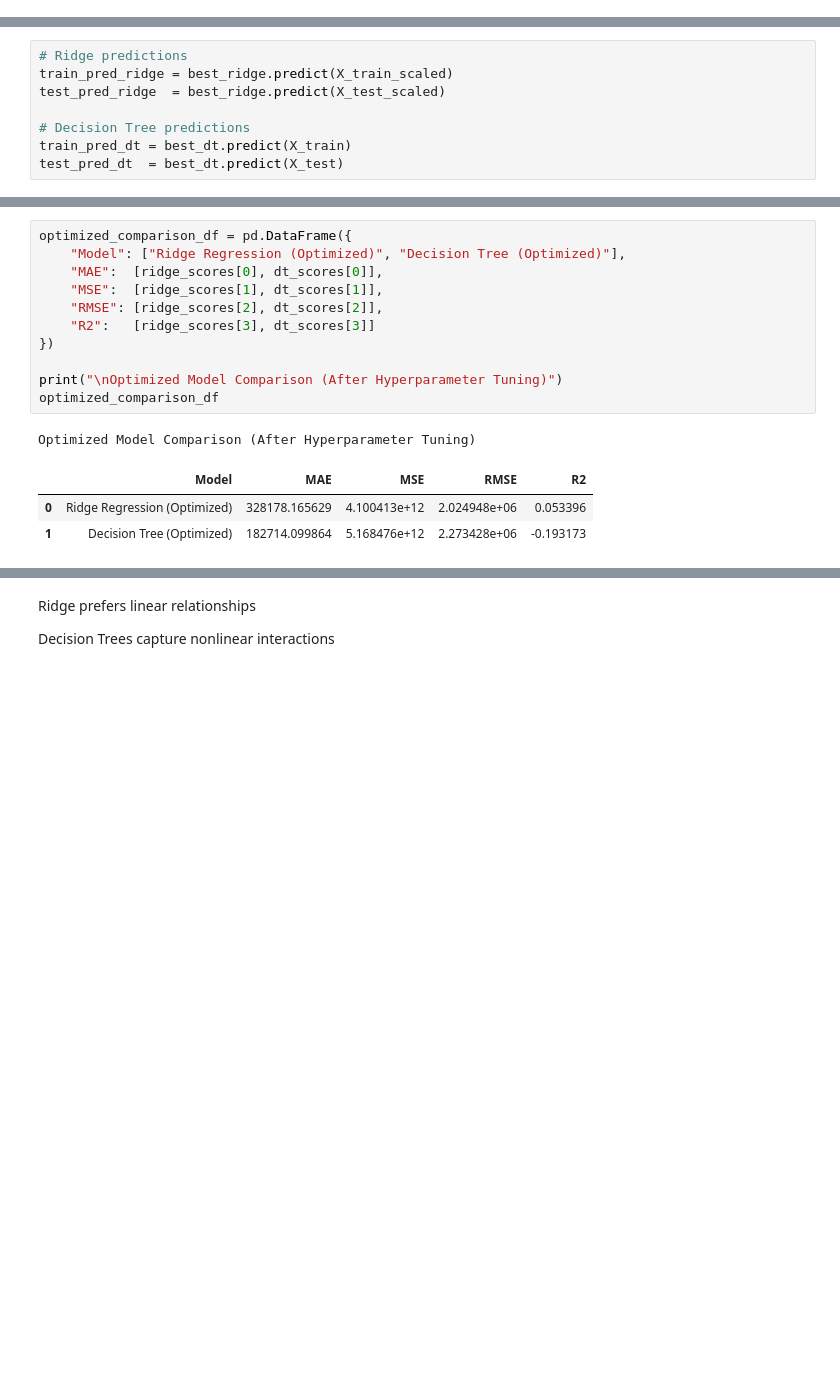
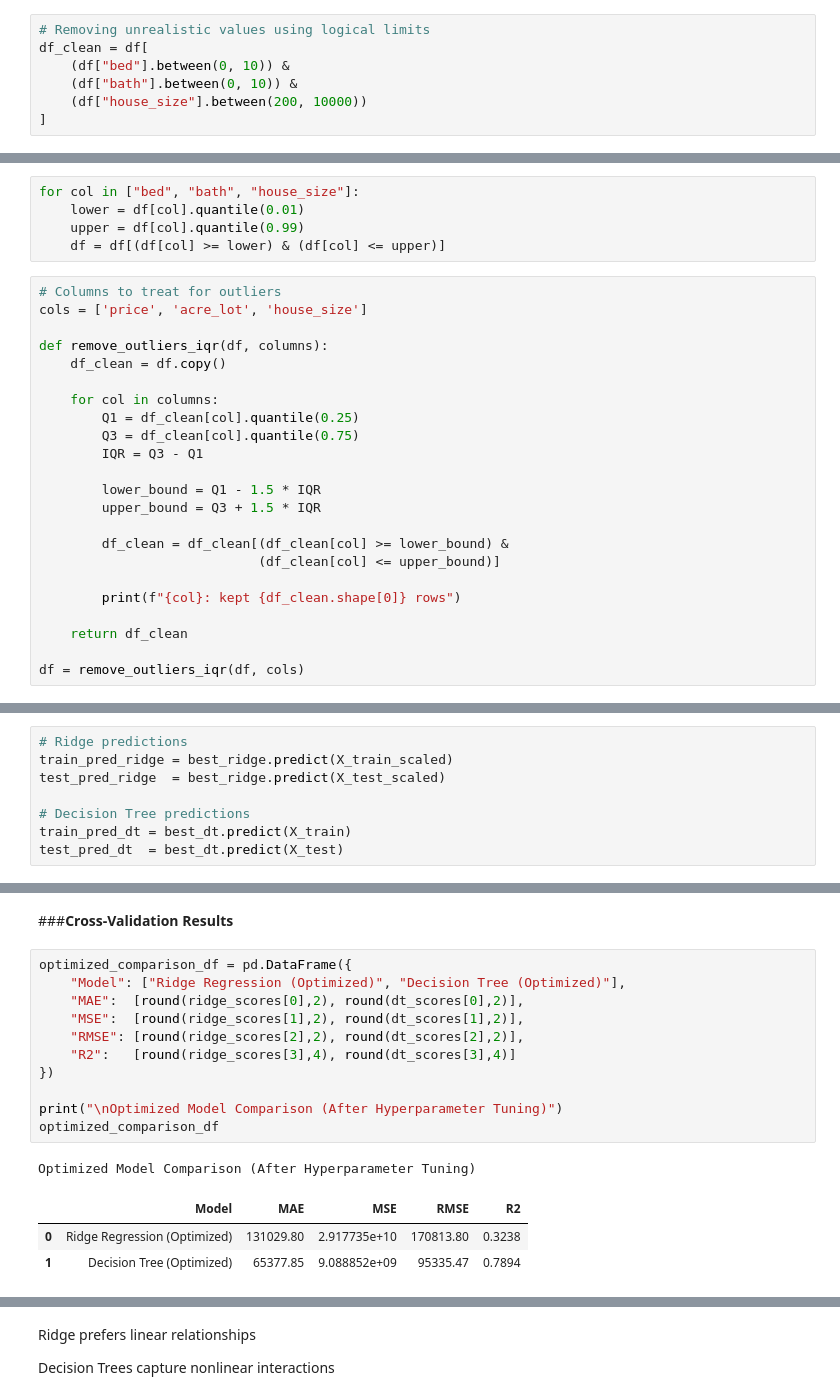
Before and after one commit to prasunamishra/AI.FinalClassRegs, a Jupyter notebook: 2551531_PrasunaMishraRegression.ipynb, the cells around one changed output, grey strips where cells are left out. Cells and saved outputs as stored; diff of their text form; blank space fills up the shorter version.

```diff
--- a/2551531_PrasunaMishraRegression.ipynb
+++ b/2551531_PrasunaMishraRegression.ipynb
@@ -183,0 +89,7 @@ plt.show()
+# %%
+# Removing unrealistic values using logical limits
+df_clean = df[
+    (df["bed"].between(0, 10)) &
+    (df["bath"].between(0, 10)) &
+    (df["house_size"].between(200, 10000))
+]
@@ -183,0 +109,28 @@ plt.show()
+# %%
+for col in ["bed", "bath", "house_size"]:
+    lower = df[col].quantile(0.01)
+    upper = df[col].quantile(0.99)
+    df = df[(df[col] >= lower) & (df[col] <= upper)]
+# %%
+# Columns to treat for outliers
+cols = ['price', 'acre_lot', 'house_size']
+
+def remove_outliers_iqr(df, columns):
+    df_clean = df.copy()
+
+    for col in columns:
+        Q1 = df_clean[col].quantile(0.25)
+        Q3 = df_clean[col].quantile(0.75)
+        IQR = Q3 - Q1
+
+        lower_bound = Q1 - 1.5 * IQR
+        upper_bound = Q3 + 1.5 * IQR
+
+        df_clean = df_clean[(df_clean[col] >= lower_bound) &
+                            (df_clean[col] <= upper_bound)]
+
+        print(f"{col}: kept {df_clean.shape[0]} rows")
+
+    return df_clean
+
+df = remove_outliers_iqr(df, cols)
@@ -561,17 +634,19 @@ R²   : -0.1932
+# %% [markdown]
+###**Cross-Validation Results**
 # %%
 optimized_comparison_df = pd.DataFrame({
     "Model": ["Ridge Regression (Optimized)", "Decision Tree (Optimized)"],
-    "MAE":  [ridge_scores[0], dt_scores[0]],
-    "MSE":  [ridge_scores[1], dt_scores[1]],
-    "RMSE": [ridge_scores[2], dt_scores[2]],
-    "R2":   [ridge_scores[3], dt_scores[3]]
+    "MAE":  [round(ridge_scores[0],2), round(dt_scores[0],2)],
+    "MSE":  [round(ridge_scores[1],2), round(dt_scores[1],2)],
+    "RMSE": [round(ridge_scores[2],2), round(dt_scores[2],2)],
+    "R2":   [round(ridge_scores[3],4), round(dt_scores[3],4)]
 })
 
 print("\nOptimized Model Comparison (After Hyperparameter Tuning)")
 optimized_comparison_df
 # %% [output]
 Optimized Model Comparison (After Hyperparameter Tuning)
 |  | Model | MAE | MSE | RMSE | R2 |
-| 0 | Ridge Regression (Optimized) | 328178.165629 | 4.100413e+12 | 2.024948e+06 | 0.053396 |
-| 1 | Decision Tree (Optimized) | 182714.099864 | 5.168476e+12 | 2.273428e+06 | -0.193173 |
+| 0 | Ridge Regression (Optimized) | 131029.80 | 2.917735e+10 | 170813.80 | 0.3238 |
+| 1 | Decision Tree (Optimized) | 65377.85 | 9.088852e+09 | 95335.47 | 0.7894 |
 # %% [markdown]
```
Also changed, not shown: parts of 119 cells of this notebook.
